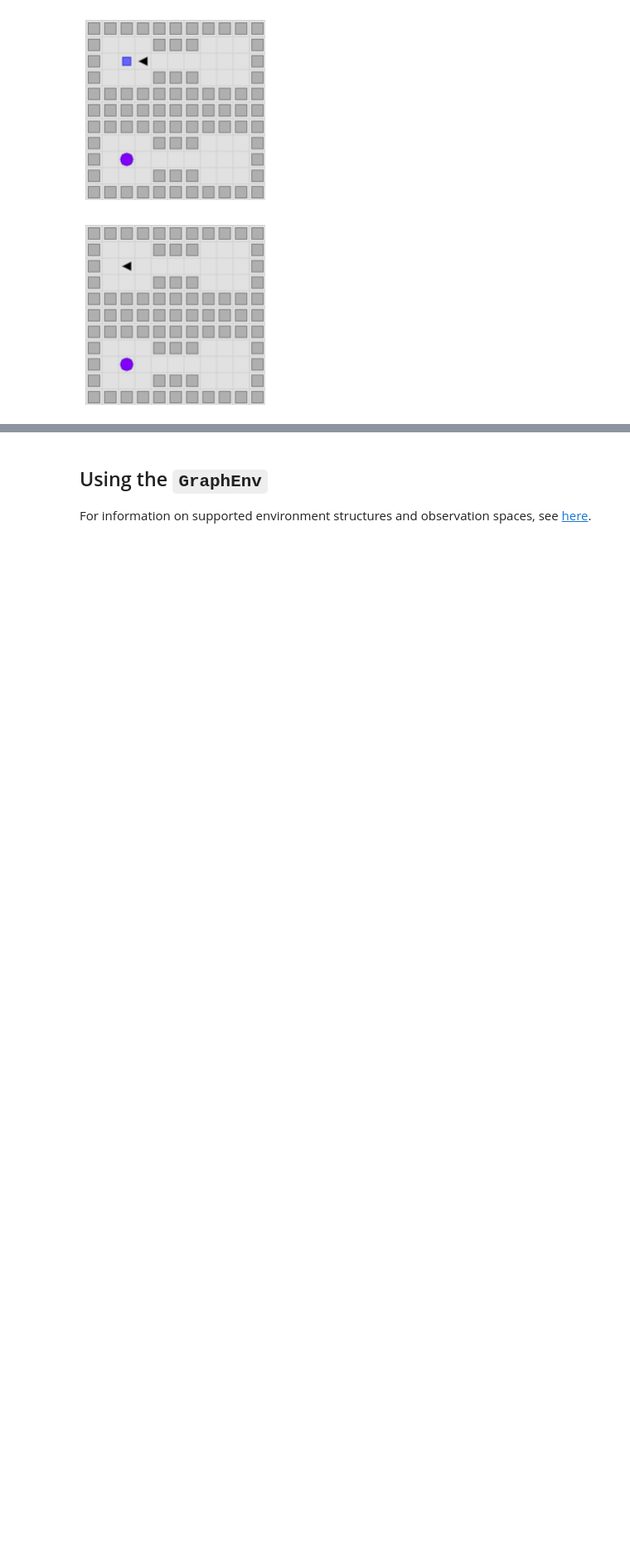
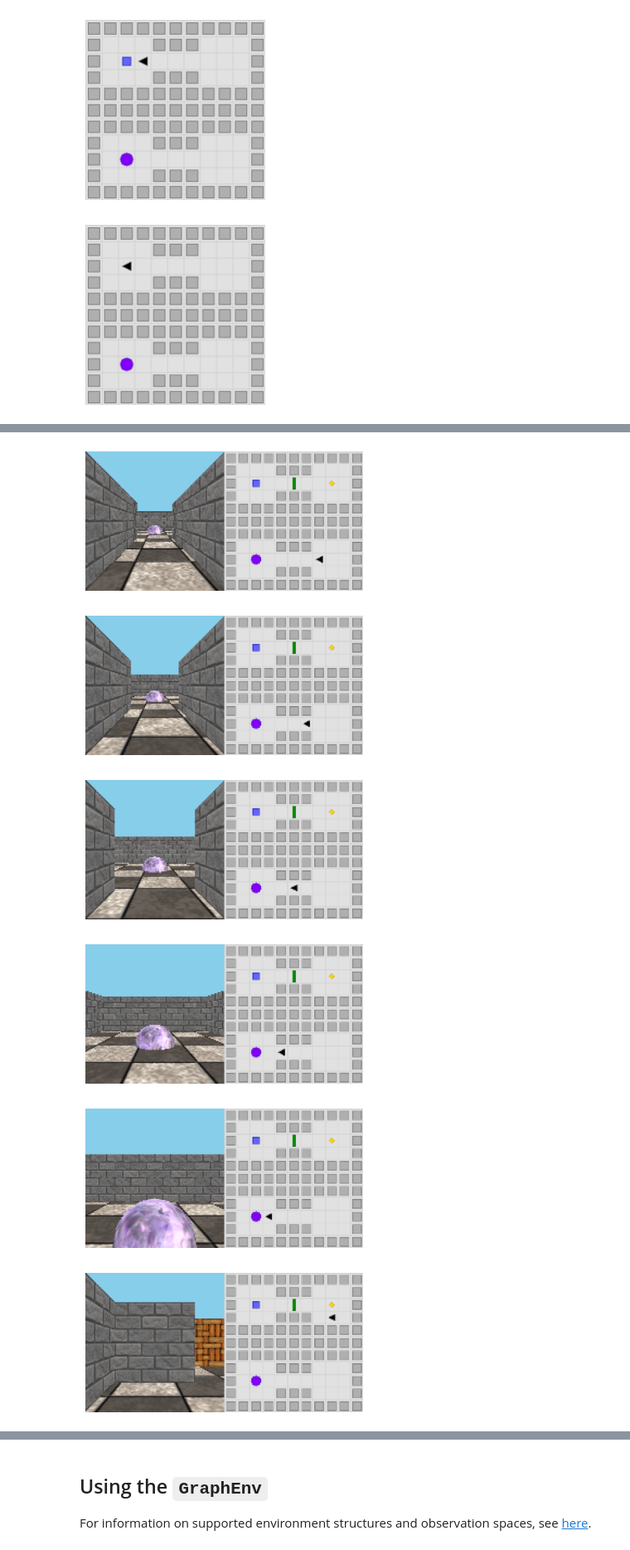
Before and after one commit to awjuliani/neuro-nav, a Jupyter notebook: notebooks/usage_tutorial.ipynb, the cells around one changed output, grey strips where cells are left out. Shown at 83% size. Drawn from its saved outputs; the diff is of its cells as text; code cells hidden in the pictures; blank space fills up the shorter version.

```diff
--- a/notebooks/usage_tutorial.ipynb
+++ b/notebooks/usage_tutorial.ipynb
@@ -237,0 +246,13 @@ for act in actions:
+# %%
+actions = [3, 3, 3, 3, 3, 3, 0, 3, 3, 3, 3, 3, 3]
+obs = env.reset()
+for act in actions:
+    obs, reward, done, _ = env.step(act)
+    env.render()
+# %% [output]
+[figure, added]
+[figure, added]
+[figure, added]
+[figure, added]
+[figure, added]
+[figure, added]
```
Also changed, not shown: parts of 8 cells of this notebook, 25 other files.
